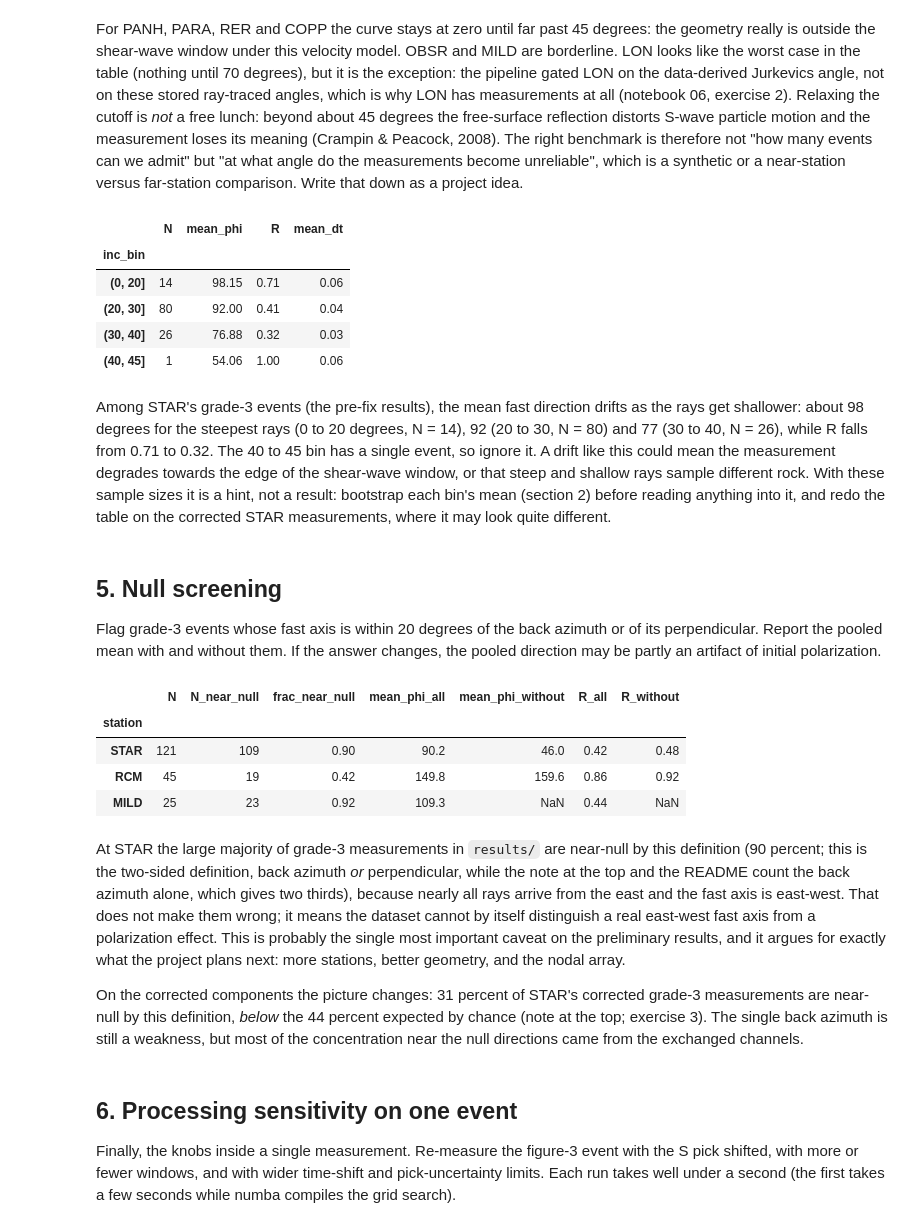
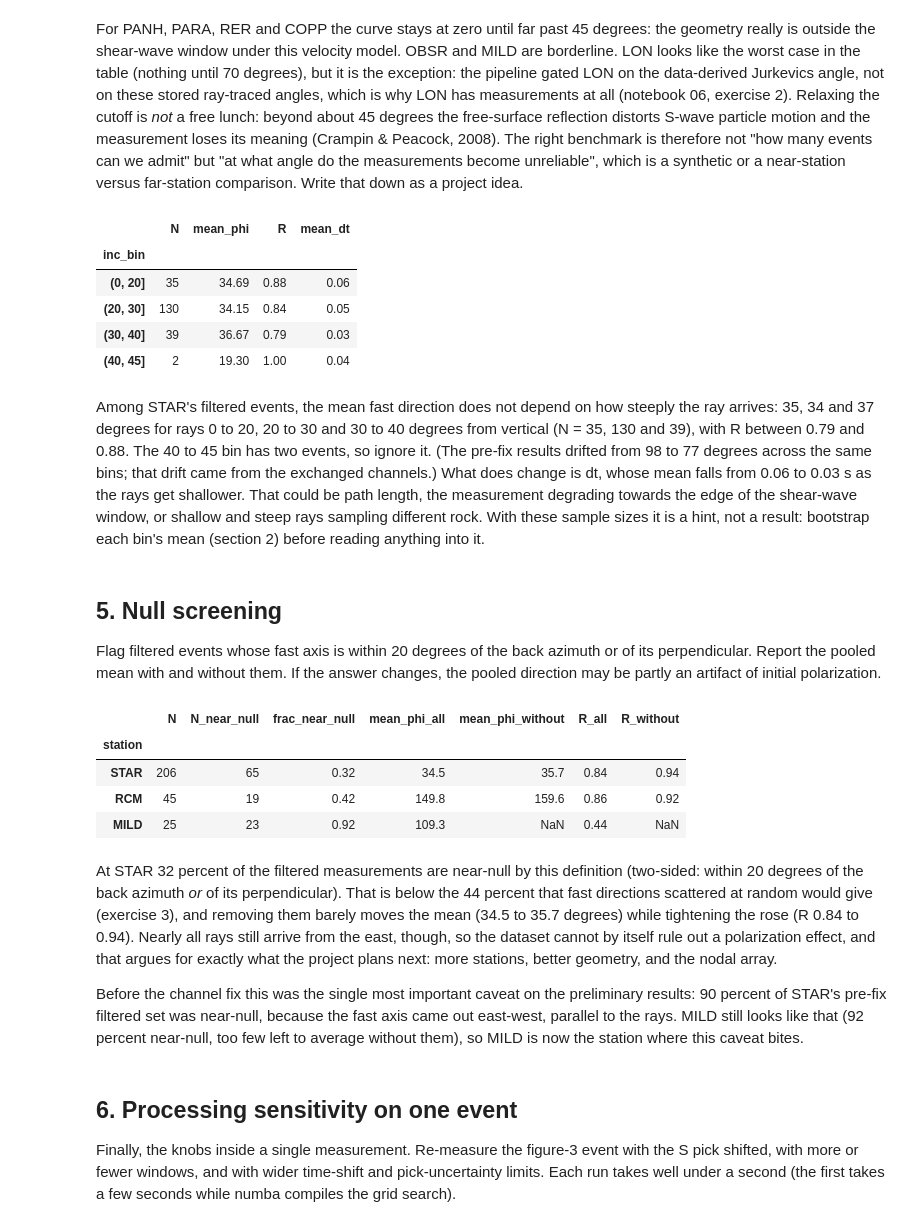
Before and after one commit to mhemmett/rainier-sws-tutorials, a Jupyter notebook: notebooks/07_uncertainty_and_thresholds.ipynb, the cells around one changed output. Saved outputs shown, nothing was run; the diff lists cells and outputs as text; code cells hidden in the pictures.

```diff
--- a/notebooks/07_uncertainty_and_thresholds.ipynb
+++ b/notebooks/07_uncertainty_and_thresholds.ipynb
@@ -72,9 +74,9 @@ How to read it: STAR's mean fast direction is about 90 degrees with a 68 percent
 # %%
 fig = plt.figure(figsize=(13, 4.5))
 for i, s in enumerate(STATIONS):
-    g3 = quality.grade3(res[s]); r = summary.loc[s]
+    kept = quality.post_filtered(res[s]); r = summary.loc[s]
     ax = fig.add_subplot(1, 3, i + 1, projection="polar"); ax.set_theta_zero_location("N"); ax.set_theta_direction(-1)
-    phi = measure.phi_0_180(g3.phi); bins = np.arange(0, 181, 10); c, _ = np.histogram(phi, bins)
+    phi = measure.phi_0_180(kept.phi); bins = np.arange(0, 181, 10); c, _ = np.histogram(phi, bins)
     th = np.deg2rad(np.concatenate([bins[:-1], bins[:-1] + 180]))
     ax.bar(th, np.concatenate([c, c]), width=np.deg2rad(10), color="0.7", edgecolor="k", lw=0.5, align="edge")
     rmax = ax.get_ylim()[1]
@@ -83,5 +85,5 @@ for i, s in enumerate(STATIONS):
         wedge = np.deg2rad(np.linspace(r.mean_phi + r["phi_-"] + base, r.mean_phi + r["phi_+"] + base, 20))
         ax.fill_between(wedge, 0, rmax, color="r", alpha=0.25)
     ax.set_yticklabels([]); ax.set_title(f"{s}: {r.mean_phi:.0f} ({r['phi_-']:+.0f}/{r['phi_+']:+.0f}) deg, N={int(r.N)}", pad=12)
-fig.suptitle("Grade-3 roses with bootstrap 68% interval on the mean (red wedge)"); plt.tight_layout()
+fig.suptitle("Roses of the filtered events, with the bootstrap 68% interval on the mean (red wedge)"); plt.tight_layout()
 # %% [output]
@@ -93,9 +95,9 @@ Each grade-3 cut is a parameter in `quality.Grade3`. Sweep one at a time and tra
 # %%
 def summarize(r, g):
-    g3 = quality.grade3(r, g)
-    if len(g3) < 5: return {"N": len(g3), "mean_phi": np.nan, "R": np.nan, "mean_dt": np.nan}
-    m, R = stats.axial_mean(g3.phi)
-    return {"N": len(g3), "mean_phi": m, "R": R, "mean_dt": g3.dt.mean()}
+    kept = quality.post_filtered(r, g)
+    if len(kept) < 5: return {"N": len(kept), "mean_phi": np.nan, "R": np.nan, "mean_dt": np.nan}
+    m, R = stats.axial_mean(kept.phi)
+    return {"N": len(kept), "mean_phi": m, "R": R, "mean_dt": kept.dt.mean()}
 
 sweeps = {
     "qw_min": [0.3, 0.4, 0.5, 0.6, 0.75, 0.9],
@@ -107,7 +109,7 @@ rows = []
 for s in STATIONS:
     for param, values in sweeps.items():
         for v in values:
-            g = quality.Grade3(**{param: v})
+            g = quality.PostFilter(**{param: v})
             rows.append({"station": s, "param": param, "value": v, **summarize(res[s], g)})
 sweep = pd.DataFrame(rows)
 sweep[(sweep.station == "STAR") & (sweep.param == "qw_min")]
@@ -122,12 +124,12 @@ sweep[(sweep.station == "STAR") & (sweep.param == "qw_min")]
 # %%
 fig, axes = plt.subplots(3, 4, figsize=(16, 9))
 for j, (param, values) in enumerate(sweeps.items()):
-    for i, (metric, lab) in enumerate([("N", "N grade 3"), ("mean_phi", "mean phi (deg)"), ("mean_dt", "mean dt (s)")]):
+    for i, (metric, lab) in enumerate([("N", "N after filter"), ("mean_phi", "mean phi (deg)"), ("mean_dt", "mean dt (s)")]):
         ax = axes[i, j]
         for s in STATIONS:
             d = sweep[(sweep.station == s) & (sweep.param == param)]
             ax.plot(d.value, d[metric], "o-", label=s)
-        default = getattr(quality.DEFAULT_GRADE3, param)
+        default = getattr(quality.DEFAULT_POST, param)
         ax.axvline(default, color="k", ls=":", label="default" if (i == 0 and j == 0) else None)
         if i == 0: ax.set_title(param)
         if i == 2: ax.set_xlabel("threshold value")
@@ -143,7 +145,7 @@ What to look for: N changes a lot (the cuts are doing their job), but does **mea
 The pre-gates decide which events are *attempted*. The incidence gate removed almost everything at five stations. We cannot re-measure rejected events here (that needs the full re-run), but we can ask two cheaper questions with the stored angles: how many events each cutoff would admit, and for the events that were measured, does the mean phi depend on how steeply they arrived?
 # %%
 ALL = ["STAR", "RCM", "MILD", "LON", "PANH", "OBSR", "PARA", "RER", "COPP"]
-allres = {s: pd.read_csv(paths.station_results_csv(s)) for s in ALL}
+allres = {s: pd.read_csv(paths.station_results_csv(s, oriented=(s == "STAR"))) for s in ALL}
 cutoffs = [30, 35, 40, 45, 50, 55, 60, 70]
 admit = pd.DataFrame({s: [int((r.incidence_angle <= c).sum()) for c in cutoffs] for s, r in allres.items()}, index=cutoffs)
 admit.index.name = "incidence cutoff (deg)"
@@ -169,45 +171,45 @@ Text(0.5, 1.0, 'How many events each station would attempt versus the incidence
 For PANH, PARA, RER and COPP the curve stays at zero until far past 45 degrees: the geometry really is outside the shear-wave window under this velocity model. OBSR and MILD are borderline. LON looks like the worst case in the table (nothing until 70 degrees), but it is the exception: the pipeline gated LON on the data-derived Jurkevics angle, not on these stored ray-traced angles, which is why LON has measurements at all (notebook 06, exercise 2). Relaxing the cutoff is *not* a free lunch: beyond about 45 degrees the free-surface reflection distorts S-wave particle motion and the measurement loses its meaning (Crampin & Peacock, 2008). The right benchmark is therefore not "how many events can we admit" but "at what angle do the measurements become unreliable", which is a synthetic or a near-station versus far-station comparison. Write that down as a project idea.
 # %%
 # Among measured STAR events, does phi depend on incidence angle? (bins of ray-traced angle)
-g3 = quality.grade3(allres["STAR"]).copy()
-g3["inc_bin"] = pd.cut(g3.incidence_angle, [0, 20, 30, 40, 45])
-tab = g3.groupby("inc_bin", observed=True).agg(N=("phi", "size"), mean_phi=("phi", lambda p: stats.axial_mean(p)[0]),
+kept = quality.post_filtered(allres["STAR"]).copy()
+kept["inc_bin"] = pd.cut(kept.incidence_angle, [0, 20, 30, 40, 45])
+tab = kept.groupby("inc_bin", observed=True).agg(N=("phi", "size"), mean_phi=("phi", lambda p: stats.axial_mean(p)[0]),
                                                R=("phi", lambda p: stats.axial_mean(p)[1]), mean_dt=("dt", "mean")).round(2)
 tab
 # %% [output]
 |  | N | mean_phi | R | mean_dt |
 | inc_bin |  |  |  |  |
-| (0, 20] | 14 | 98.15 | 0.71 | 0.06 |
-| (20, 30] | 80 | 92.00 | 0.41 | 0.04 |
-| (30, 40] | 26 | 76.88 | 0.32 | 0.03 |
-| (40, 45] | 1 | 54.06 | 1.00 | 0.06 |
+| (0, 20] | 35 | 34.69 | 0.88 | 0.06 |
+| (20, 30] | 130 | 34.15 | 0.84 | 0.05 |
+| (30, 40] | 39 | 36.67 | 0.79 | 0.03 |
+| (40, 45] | 2 | 19.30 | 1.00 | 0.04 |
 # %% [markdown]
-Among STAR's grade-3 events (the pre-fix results), the mean fast direction drifts as the rays get shallower: about 98 degrees for the steepest rays (0 to 20 degrees, N = 14), 92 (20 to 30, N = 80) and 77 (30 to 40, N = 26), while R falls from 0.71 to 0.32. The 40 to 45 bin has a single event, so ignore it. A drift like this could mean the measurement degrades towards the edge of the shear-wave window, or that steep and shallow rays sample different rock. With these sample sizes it is a hint, not a result: bootstrap each bin's mean (section 2) before reading anything into it, and redo the table on the corrected STAR measurements, where it may look quite different.
+Among STAR's filtered events, the mean fast direction does not depend on how steeply the ray arrives: 35, 34 and 37 degrees for rays 0 to 20, 20 to 30 and 30 to 40 degrees from vertical (N = 35, 130 and 39), with R between 0.79 and 0.88. The 40 to 45 bin has two events, so ignore it. (The pre-fix results drifted from 98 to 77 degrees across the same bins; that drift came from the exchanged channels.) What does change is dt, whose mean falls from 0.06 to 0.03 s as the rays get shallower. That could be path length, the measurement degrading towards the edge of the shear-wave window, or shallow and steep rays sampling different rock. With these sample sizes it is a hint, not a result: bootstrap each bin's mean (section 2) before reading anything into it.
 # %% [markdown]
 ## 5. Null screening
 
-Flag grade-3 events whose fast axis is within 20 degrees of the back azimuth or of its perpendicular. Report the pooled mean with and without them. If the answer changes, the pooled direction may be partly an artifact of initial polarization.
+Flag filtered events whose fast axis is within 20 degrees of the back azimuth or of its perpendicular. Report the pooled mean with and without them. If the answer changes, the pooled direction may be partly an artifact of initial polarization.
 # %%
 rows = []
 for s in STATIONS:
-    g3 = quality.grade3(res[s]).copy()
-    d = stats.axial_diff(g3.phi, g3.back_azimuth)
-    g3["near_null"] = (d <= 20) | (d >= 70)
-    keep = g3[~g3.near_null]
-    m_all, R_all = stats.axial_mean(g3.phi); m_keep, R_keep = stats.axial_mean(keep.phi) if len(keep) >= 5 else (np.nan, np.nan)
-    rows.append({"station": s, "N": len(g3), "N_near_null": int(g3.near_null.sum()), "frac_near_null": round(g3.near_null.mean(), 2),
+    kept = quality.post_filtered(res[s]).copy()
+    d = stats.axial_diff(kept.phi, kept.back_azimuth)
+    kept["near_null"] = (d <= 20) | (d >= 70)
+    non_null = kept[~kept.near_null]
+    m_all, R_all = stats.axial_mean(kept.phi); m_keep, R_keep = stats.axial_mean(non_null.phi) if len(non_null) >= 5 else (np.nan, np.nan)
+    rows.append({"station": s, "N": len(kept), "N_near_null": int(kept.near_null.sum()), "frac_near_null": round(kept.near_null.mean(), 2),
                  "mean_phi_all": round(m_all, 1), "mean_phi_without": round(m_keep, 1), "R_all": round(R_all, 2), "R_without": round(R_keep, 2)})
 pd.DataFrame(rows).set_index("station")
 # %% [output]
 |  | N | N_near_null | frac_near_null | mean_phi_all | mean_phi_without | R_all | R_without |
 | station |  |  |  |  |  |  |  |
-| STAR | 121 | 109 | 0.90 | 90.2 | 46.0 | 0.42 | 0.48 |
+| STAR | 206 | 65 | 0.32 | 34.5 | 35.7 | 0.84 | 0.94 |
 | RCM | 45 | 19 | 0.42 | 149.8 | 159.6 | 0.86 | 0.92 |
 | MILD | 25 | 23 | 0.92 | 109.3 | NaN | 0.44 | NaN |
 # %% [markdown]
-At STAR the large majority of grade-3 measurements in `results/` are near-null by this definition (90 percent; this is the two-sided definition, back azimuth *or* perpendicular, while the note at the top and the README count the back azimuth alone, which gives two thirds), because nearly all rays arrive from the east and the fast axis is east-west. That does not make them wrong; it means the dataset cannot by itself distinguish a real east-west fast axis from a polarization effect. This is probably the single most important caveat on the preliminary results, and it argues for exactly what the project plans next: more stations, better geometry, and the nodal array.
+At STAR 32 percent of the filtered measurements are near-null by this definition (two-sided: within 20 degrees of the back azimuth *or* of its perpendicular). That is below the 44 percent that fast directions scattered at random would give (exercise 3), and removing them barely moves the mean (34.5 to 35.7 degrees) while tightening the rose (R 0.84 to 0.94). Nearly all rays still arrive from the east, though, so the dataset cannot by itself rule out a polarization effect, and that argues for exactly what the project plans next: more stations, better geometry, and the nodal array.
 
-On the corrected components the picture changes: 31 percent of STAR's corrected grade-3 measurements are near-null by this definition, *below* the 44 percent expected by chance (note at the top; exercise 3). The single back azimuth is still a weakness, but most of the concentration near the null directions came from the exchanged channels.
+Before the channel fix this was the single most important caveat on the preliminary results: 90 percent of STAR's pre-fix filtered set was near-null, because the fast axis came out east-west, parallel to the rays. MILD still looks like that (92 percent near-null, too few left to average without them), so MILD is now the station where this caveat bites.
 # %% [markdown]
 ## 6. Processing sensitivity on one event
 
```
Also changed, not shown: parts of 26 cells of this notebook, 9 other files.
